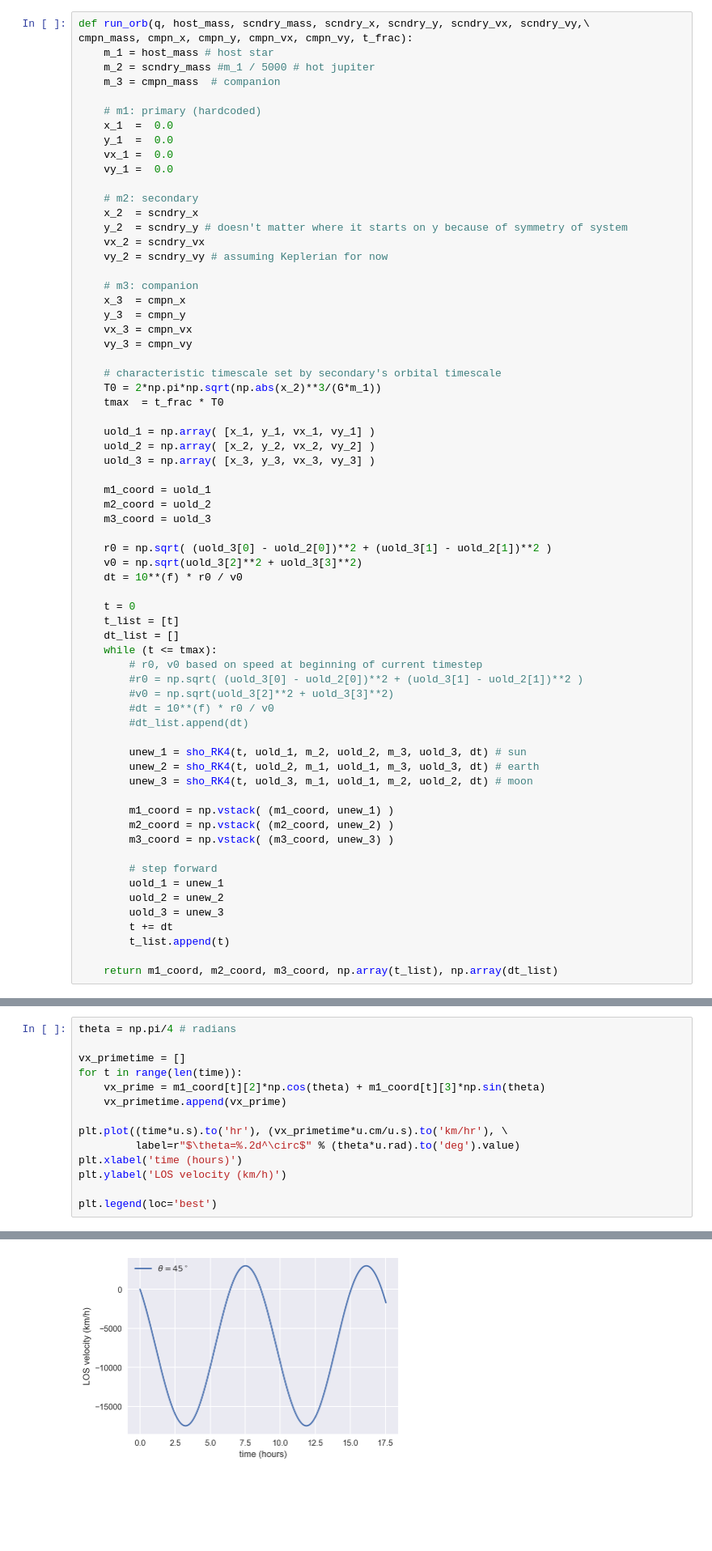
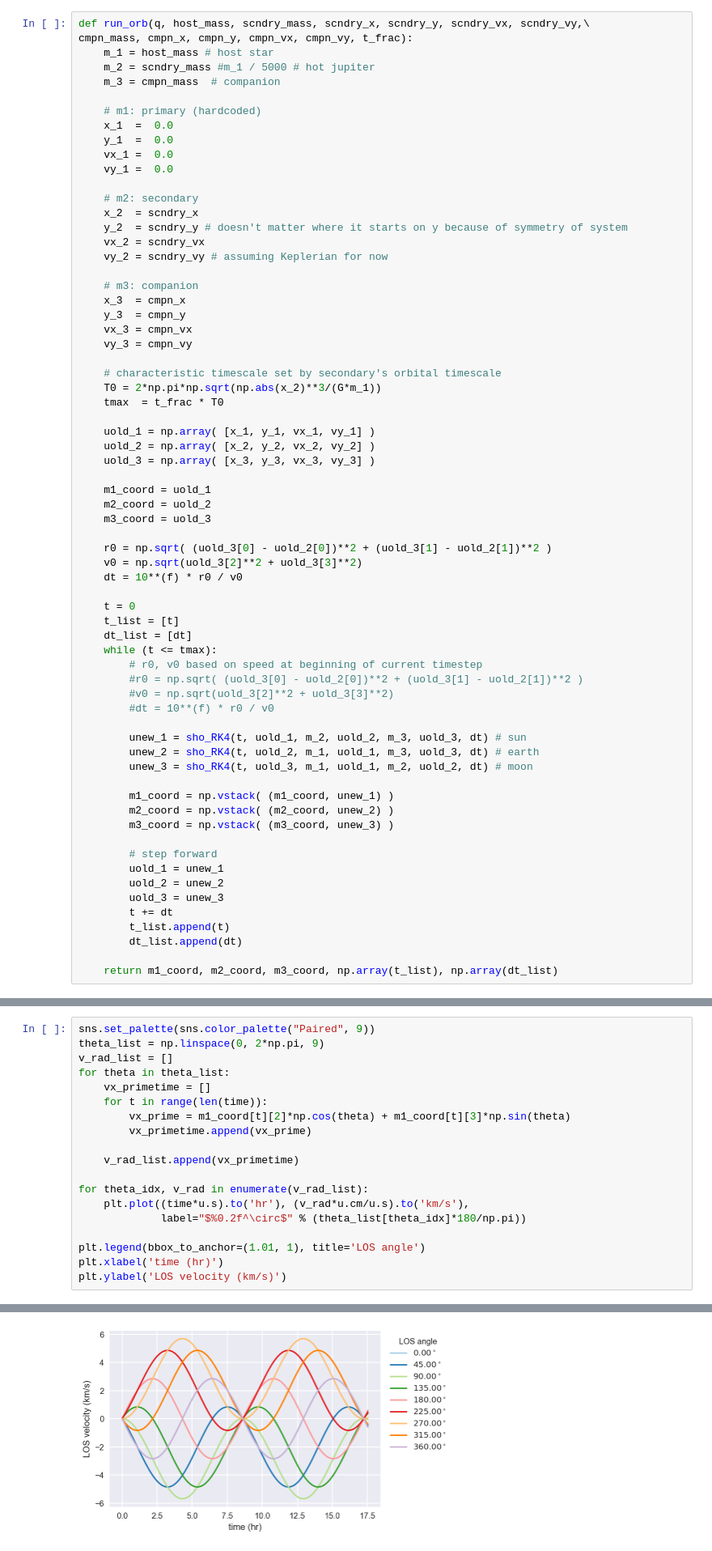
Before and after one commit to icweaver/moon-orbit, a Jupyter notebook: orbit.ipynb, the cells around one changed output, grey strips where cells are left out. Shown: that part at 81% size. Saved outputs shown, nothing was run; the diff lists cells and outputs as text; blank space fills up the shorter version.

Commit message:
RV plot series

```diff
--- a/orbit.ipynb
+++ b/orbit.ipynb
@@ -130,13 +130,12 @@ cmpn_mass, cmpn_x, cmpn_y, cmpn_vx, cmpn_vy, t_frac):
 
     t = 0
     t_list = [t]
-    dt_list = []
+    dt_list = [dt]
     while (t <= tmax):
         # r0, v0 based on speed at beginning of current timestep
         #r0 = np.sqrt( (uold_3[0] - uold_2[0])**2 + (uold_3[1] - uold_2[1])**2 )
         #v0 = np.sqrt(uold_3[2]**2 + uold_3[3]**2)
         #dt = 10**(f) * r0 / v0
-        #dt_list.append(dt)
 
         unew_1 = sho_RK4(t, uold_1, m_2, uold_2, m_3, uold_3, dt) # sun
         unew_2 = sho_RK4(t, uold_2, m_1, uold_1, m_3, uold_3, dt) # earth
@@ -152,6 +151,7 @@ cmpn_mass, cmpn_x, cmpn_y, cmpn_vx, cmpn_vy, t_frac):
         uold_3 = unew_3
         t += dt
         t_list.append(t)
+        dt_list.append(dt)
 
     return m1_coord, m2_coord, m3_coord, np.array(t_list), np.array(dt_list)
 # %% [markdown]
@@ -416,15 +420,20 @@ where $\theta$ is the angle between the positive $x$ axis and the location of th
 # %%
-theta = np.pi/4 # radians
+sns.set_palette(sns.color_palette("Paired", 9))
+theta_list = np.linspace(0, 2*np.pi, 9)
+v_rad_list = []
+for theta in theta_list:
+    vx_primetime = []
+    for t in range(len(time)):
+        vx_prime = m1_coord[t][2]*np.cos(theta) + m1_coord[t][3]*np.sin(theta)
+        vx_primetime.append(vx_prime)
 
-vx_primetime = []
-for t in range(len(time)):
-    vx_prime = m1_coord[t][2]*np.cos(theta) + m1_coord[t][3]*np.sin(theta)
-    vx_primetime.append(vx_prime)
+    v_rad_list.append(vx_primetime)
 
-plt.plot((time*u.s).to('hr'), (vx_primetime*u.cm/u.s).to('km/hr'), \
-         label=r"$\theta=%.2d^\circ$" % (theta*u.rad).to('deg').value)
-plt.xlabel('time (hours)')
-plt.ylabel('LOS velocity (km/h)')
+for theta_idx, v_rad in enumerate(v_rad_list):
+    plt.plot((time*u.s).to('hr'), (v_rad*u.cm/u.s).to('km/s'),
+             label="$%0.2f^\circ$" % (theta_list[theta_idx]*180/np.pi))
 
-plt.legend(loc='best')
+plt.legend(bbox_to_anchor=(1.01, 1), title='LOS angle')
+plt.xlabel('time (hr)')
+plt.ylabel('LOS velocity (km/s)')
 # %% [output]
@@ -432,4 +441,4 @@ plt.legend(loc='best')
-[figure, old version]
+[figure, new version]
 # %% [markdown]
 # Animation Preview
 # %%
```
Also changed, not shown: parts of 2 cells of this notebook.
